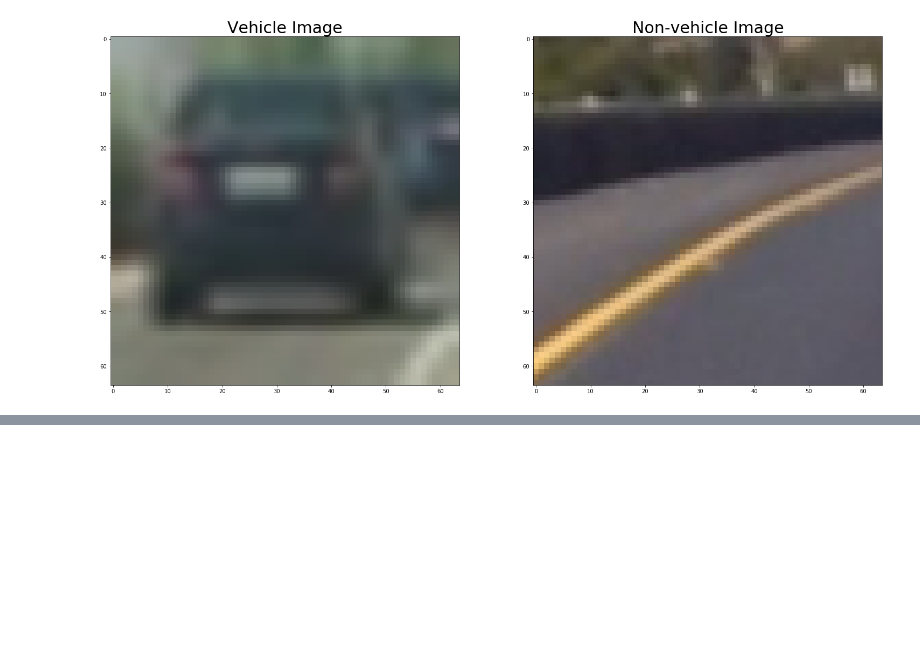
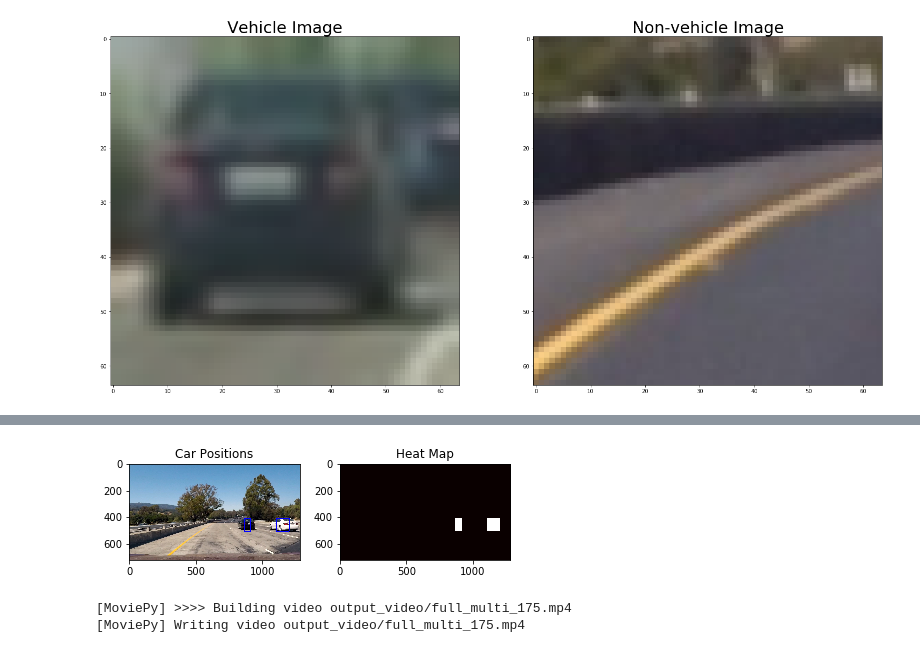
Before and after one commit to mdeopujari/CarND-Vehicle-Detection-master, a Jupyter notebook: Vehicle_Detection.ipynb, the cells around one changed output, grey strips where cells are left out. Saved outputs shown, nothing was run; the diff lists cells and outputs as text; code cells hidden in the pictures; blank space fills up the shorter version.

```diff
--- a/Vehicle_Detection.ipynb
+++ b/Vehicle_Detection.ipynb
@@ -214,0 +422,27 @@ else:
+# %%
+heat = np.zeros_like(image[:,:,0]).astype(np.float)
+
+# Add heat to each box in box list
+heat = add_heat(heat,hot_windows)
+
+# Apply threshold to help remove false positives
+heat = apply_threshold(heat,1)
+
+# Visualize the heatmap when displaying
+heatmap = np.clip(heat, 0, 255)
+
+# Find final boxes from heatmap using label function
+labels = label(heatmap)
+final_draw_img = draw_labeled_bboxes(np.copy(draw_image), labels)
+
+fig = plt.figure()
+plt.subplot(121)
+plt.imshow(final_draw_img)
+plt.title('Car Positions')
+plt.subplot(122)
+plt.imshow(heatmap, cmap='hot')
+plt.title('Heat Map')
+fig.tight_layout()
+plt.savefig("output_images\\output_with_heat_map.jpg")
+# %% [output]
+[figure, added]
@@ -214,0 +668,20 @@ else:
+# %%
+white_output = 'output_video/full_multi_175.mp4'
+## To speed up the testing process you may want to try your pipeline on a shorter subclip of the video
+## To do so add .subclip(start_second,end_second) to the end of the line below
+## Where start_second and end_second are integer values representing the start and end of the subclip
+## You may also uncomment the following line for a subclip of the first 5 seconds
+##clip1 = VideoFileClip("test_videos/solidWhiteRight.mp4").subclip(0,5)
+counter = 0
+#clip1 = VideoFileClip("project_video.mp4").subclip(15,25)
+clip1 = VideoFileClip("project_video.mp4")
+#clip1 = VideoFileClip("test_video.mp4")
+white_clip = clip1.fl_image(find_car) #NOTE: this function expects color images!!
+#white_clip = clip1.fl_image(process_image) #NOTE: this function expects color images!!
+%time white_clip.write_videofile(white_output, audio=False)
+
+clip1.reader.close()
+clip1.audio.reader.close_proc()
+# %% [output]
+[MoviePy] >>>> Building video output_video/full_multi_175.mp4
+[MoviePy] Writing video output_video/full_multi_175.mp4
```
Also changed, not shown: parts of 13 cells of this notebook, 4 other files.
